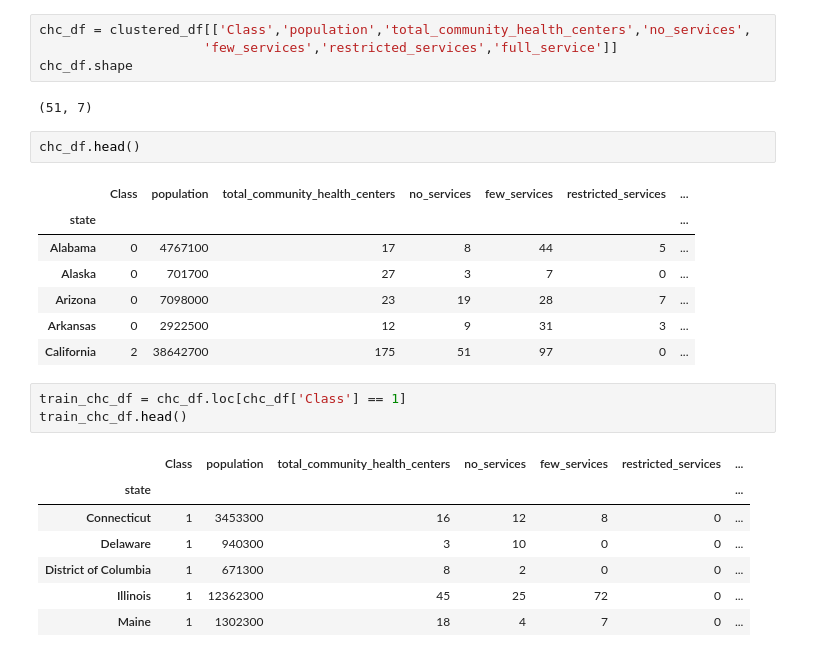
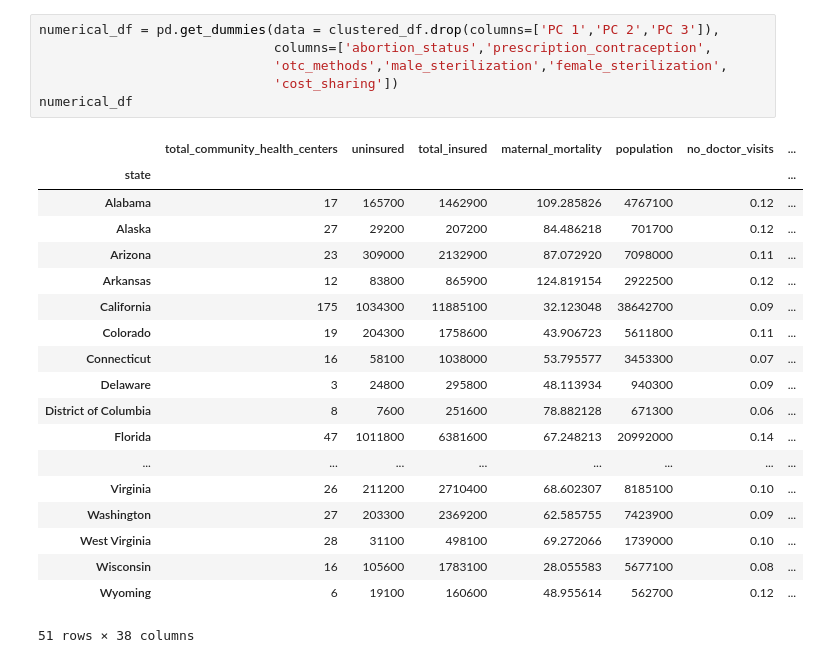
Before and after one commit to sarahcrozier/Reproductive_Health_Access, a Jupyter notebook: Resampling.ipynb, the cells around one changed output. Saved outputs shown, nothing was run; the diff lists cells and outputs as text.

```diff
--- a/Resampling.ipynb
+++ b/Resampling.ipynb
@@ -42,30 +56,29 @@ PC 2                                         float64
 PC 3                                         float64
 Class                                          int64
 dtype: object
-# %%
-chc_df = clustered_df[['Class','population','total_community_health_centers','no_services',
-                     'few_services','restricted_services','full_service']]
-chc_df.shape
-# %% [output]
-(51, 7)
-# %%
-chc_df.head()
-# %% [output]
-|  | Class | population | total_community_health_centers | no_services | few_services | restricted_services | ... |
-| state |  |  |  |  |  |  | ... |
-| Alabama | 0 | 4767100 | 17 | 8 | 44 | 5 | ... |
-| Alaska | 0 | 701700 | 27 | 3 | 7 | 0 | ... |
-| Arizona | 0 | 7098000 | 23 | 19 | 28 | 7 | ... |
-| Arkansas | 0 | 2922500 | 12 | 9 | 31 | 3 | ... |
-| California | 2 | 38642700 | 175 | 51 | 97 | 0 | ... |
-# %%
-train_chc_df = chc_df.loc[chc_df['Class'] == 1]
-train_chc_df.head()
-# %% [output]
-|  | Class | population | total_community_health_centers | no_services | few_services | restricted_services | ... |
-| state |  |  |  |  |  |  | ... |
-| Connecticut | 1 | 3453300 | 16 | 12 | 8 | 0 | ... |
-| Delaware | 1 | 940300 | 3 | 10 | 0 | 0 | ... |
-| District of Columbia | 1 | 671300 | 8 | 2 | 0 | 0 | ... |
-| Illinois | 1 | 12362300 | 45 | 25 | 72 | 0 | ... |
-| Maine | 1 | 1302300 | 18 | 4 | 7 | 0 | ... |
+# %%
+numerical_df = pd.get_dummies(data = clustered_df.drop(columns=['PC 1','PC 2','PC 3']),
+                              columns=['abortion_status','prescription_contraception',
+                              'otc_methods','male_sterilization','female_sterilization',
+                              'cost_sharing'])
+numerical_df
+# %% [output]
+|  | total_community_health_centers | uninsured | total_insured | maternal_mortality | population | no_doctor_visits | ... |
+| state |  |  |  |  |  |  | ... |
+| Alabama | 17 | 165700 | 1462900 | 109.285826 | 4767100 | 0.12 | ... |
+| Alaska | 27 | 29200 | 207200 | 84.486218 | 701700 | 0.12 | ... |
+| Arizona | 23 | 309000 | 2132900 | 87.072920 | 7098000 | 0.11 | ... |
+| Arkansas | 12 | 83800 | 865900 | 124.819154 | 2922500 | 0.12 | ... |
+| California | 175 | 1034300 | 11885100 | 32.123048 | 38642700 | 0.09 | ... |
+| Colorado | 19 | 204300 | 1758600 | 43.906723 | 5611800 | 0.11 | ... |
+| Connecticut | 16 | 58100 | 1038000 | 53.795577 | 3453300 | 0.07 | ... |
+| Delaware | 3 | 24800 | 295800 | 48.113934 | 940300 | 0.09 | ... |
+| District of Columbia | 8 | 7600 | 251600 | 78.882128 | 671300 | 0.06 | ... |
+| Florida | 47 | 1011800 | 6381600 | 67.248213 | 20992000 | 0.14 | ... |
+| ... | ... | ... | ... | ... | ... | ... | ... |
+| Virginia | 26 | 211200 | 2710400 | 68.602307 | 8185100 | 0.10 | ... |
+| Washington | 27 | 203300 | 2369200 | 62.585755 | 7423900 | 0.09 | ... |
+| West Virginia | 28 | 31100 | 498100 | 69.272066 | 1739000 | 0.10 | ... |
+| Wisconsin | 16 | 105600 | 1783100 | 28.055583 | 5677100 | 0.08 | ... |
+| Wyoming | 6 | 19100 | 160600 | 48.955614 | 562700 | 0.12 | ... |
+51 rows × 38 columns
```
Also changed, not shown: parts of 21 cells of this notebook, 2 other files.
